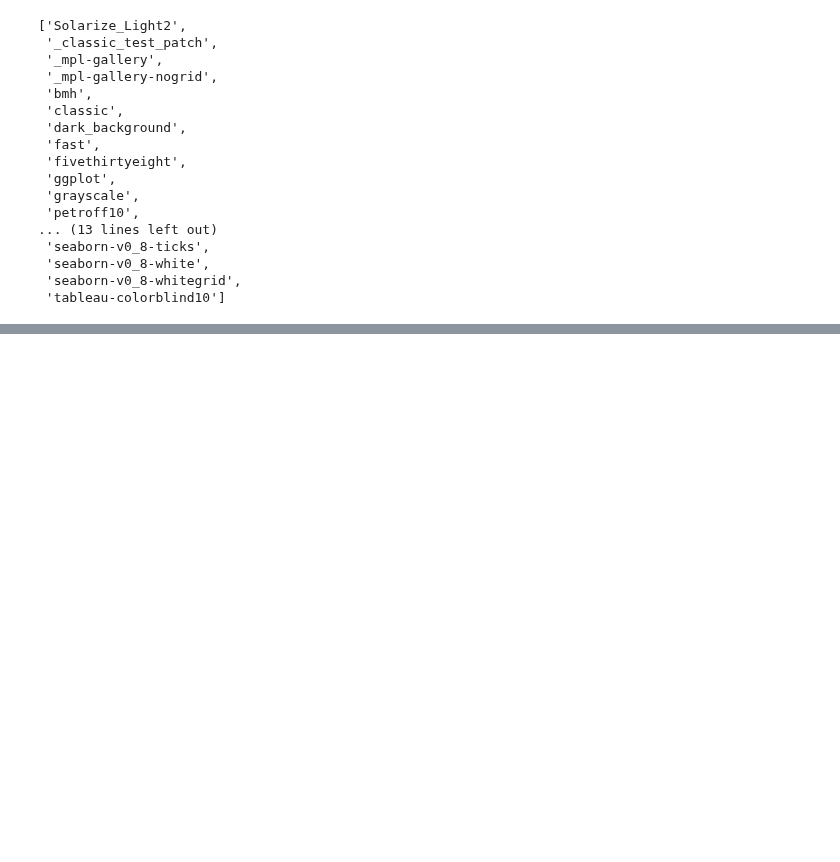
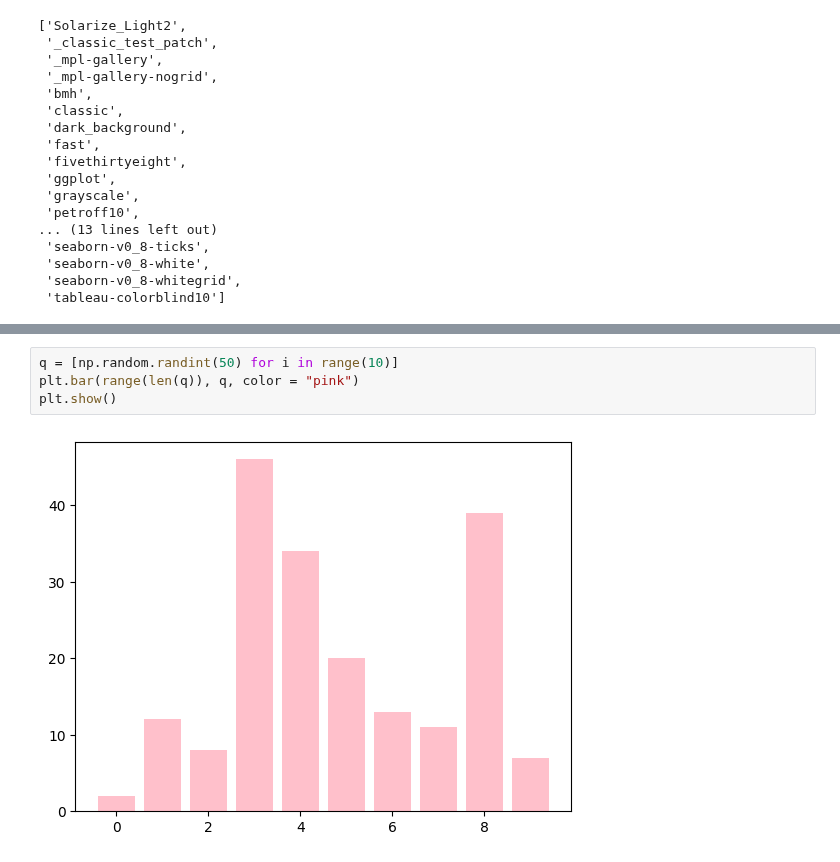
Before and after one commit to corpsedust/NareshIT, a Jupyter notebook: Self-practice(Tasks and IQ stuff)/Matplotlibpractice.ipynb, the cells around one changed output, grey strips where cells are left out. Drawn from its saved outputs; the diff is of its cells as text; blank space fills up the shorter version.

```diff
--- a/Self-practice(Tasks and IQ stuff)/Matplotlibpractice.ipynb
+++ b/Self-practice(Tasks and IQ stuff)/Matplotlibpractice.ipynb
@@ -290,0 +310,6 @@ plt.plot(x, np.sin(x), "Pink")
+# %%
+q = [np.random.randint(50) for i in range(10)]
+plt.bar(range(len(q)), q, color = "pink")
+plt.show()
+# %% [output]
+[figure, added]
```
Also changed, not shown: parts of 10 cells of this notebook.
